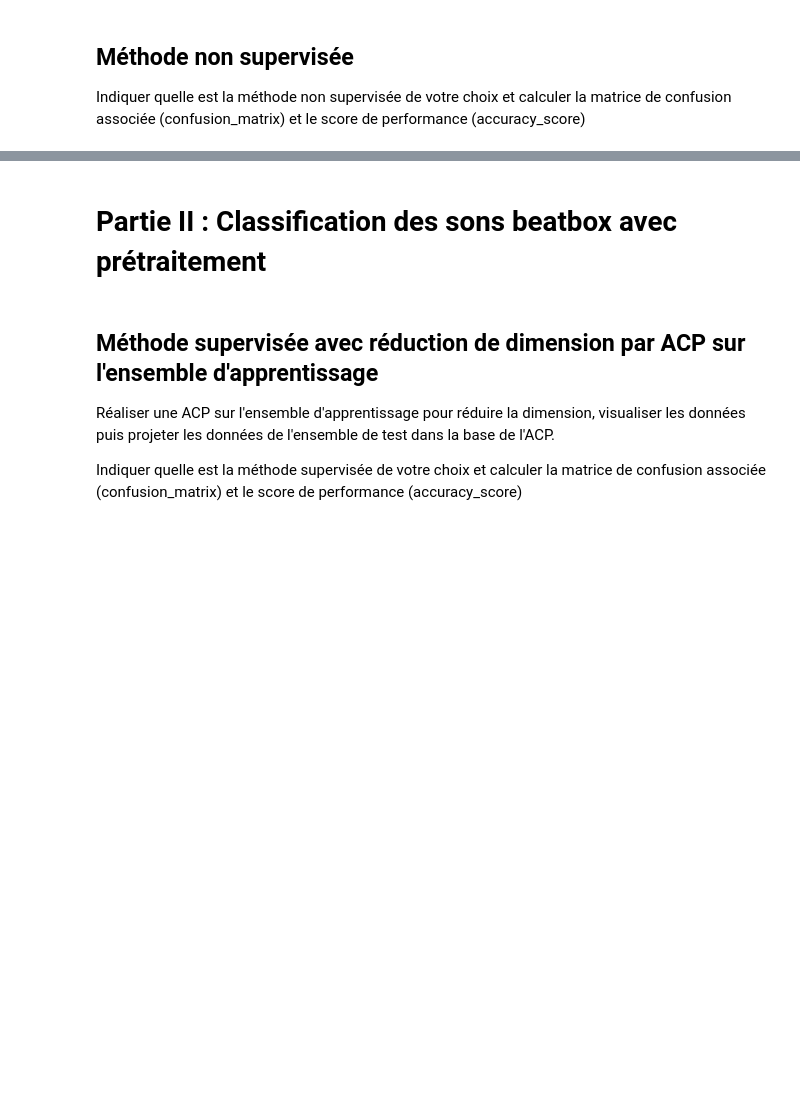
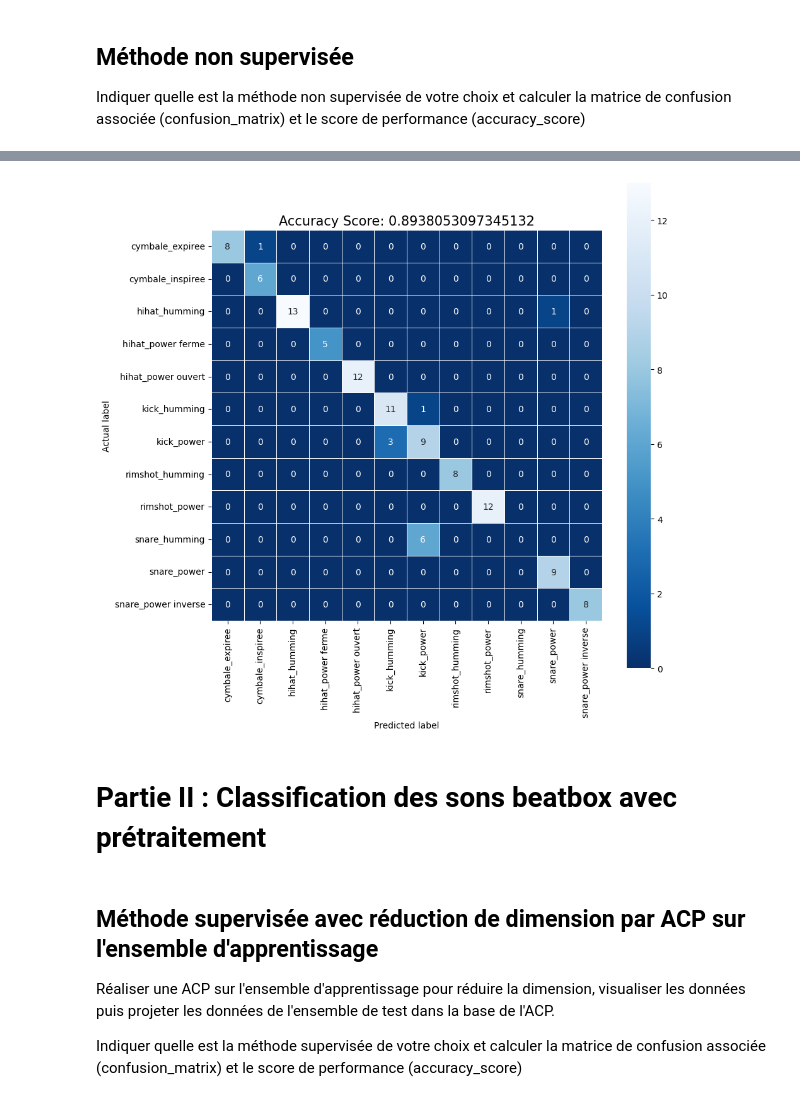
Before and after one commit to HDwayne/Projet_BeatBox, a Jupyter notebook: ProjetBeatbox.ipynb, the cells around one changed output, grey strips where cells are left out. Drawn from its saved outputs; the diff is of its cells as text; code cells hidden in the pictures; blank space fills up the shorter version.

```diff
--- a/ProjetBeatbox.ipynb
+++ b/ProjetBeatbox.ipynb
@@ -253,13 +235,15 @@ cm_kmeans = confusion_matrix(y_test, y_pred_kmeans)
 accuracy_kmeans = accuracy_score(y_test, y_pred_kmeans)
 # %%
 # Affichage de la matrice de confusion
-# plt.figure(figsize=(10, 10))
-# sns.heatmap(cm_kmeans, annot=True, linewidths=.5, square=True, cmap='Blues_r', xticklabels=Nomlabel, yticklabels=Nomlabel)
-# plt.ylabel('Actual label')
-# plt.xlabel('Predicted label')
-# all_sample_title = 'Accuracy Score: {0}'.format(accuracy_kmeans)
-# plt.title(all_sample_title, size=15)
-# plt.show()
+plt.figure(figsize=(10, 10))
+sns.heatmap(cm_kmeans, annot=True, linewidths=.5, square=True, cmap='Blues_r', xticklabels=Nomlabel, yticklabels=Nomlabel)
+plt.ylabel('Actual label')
+plt.xlabel('Predicted label')
+all_sample_title = 'Accuracy Score: {0}'.format(accuracy_kmeans)
+plt.title(all_sample_title, size=15)
+plt.show()
+# %% [output]
+[figure, added]
 # %% [markdown]
 # Partie II : Classification des sons beatbox avec prétraitement
 # %% [markdown]
```
Also changed, not shown: parts of 19 cells of this notebook.
